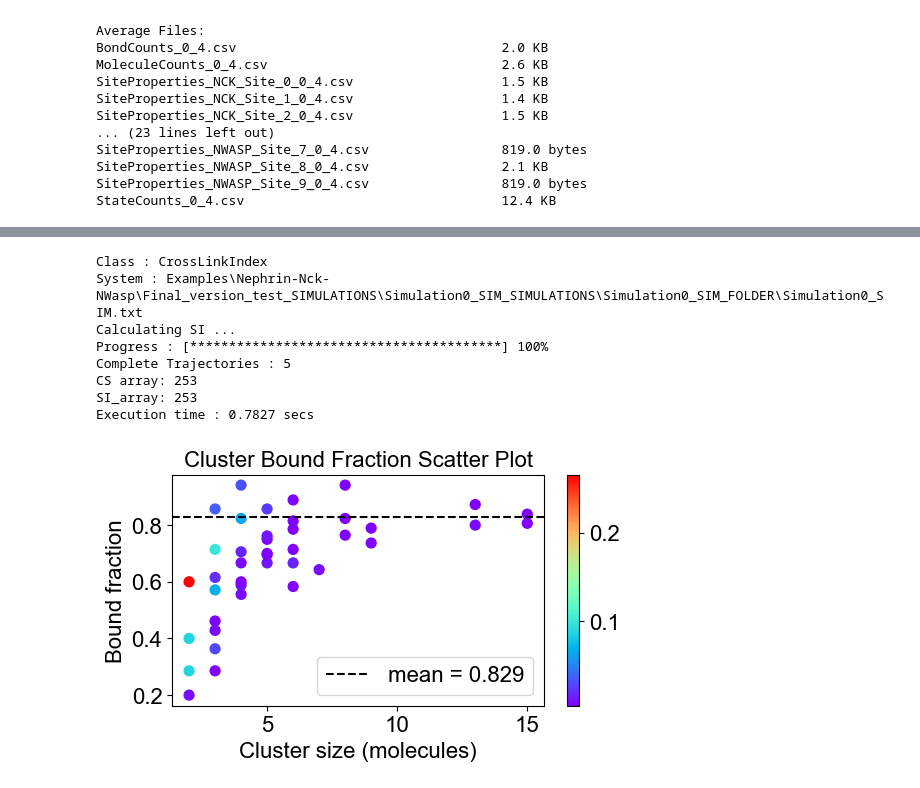
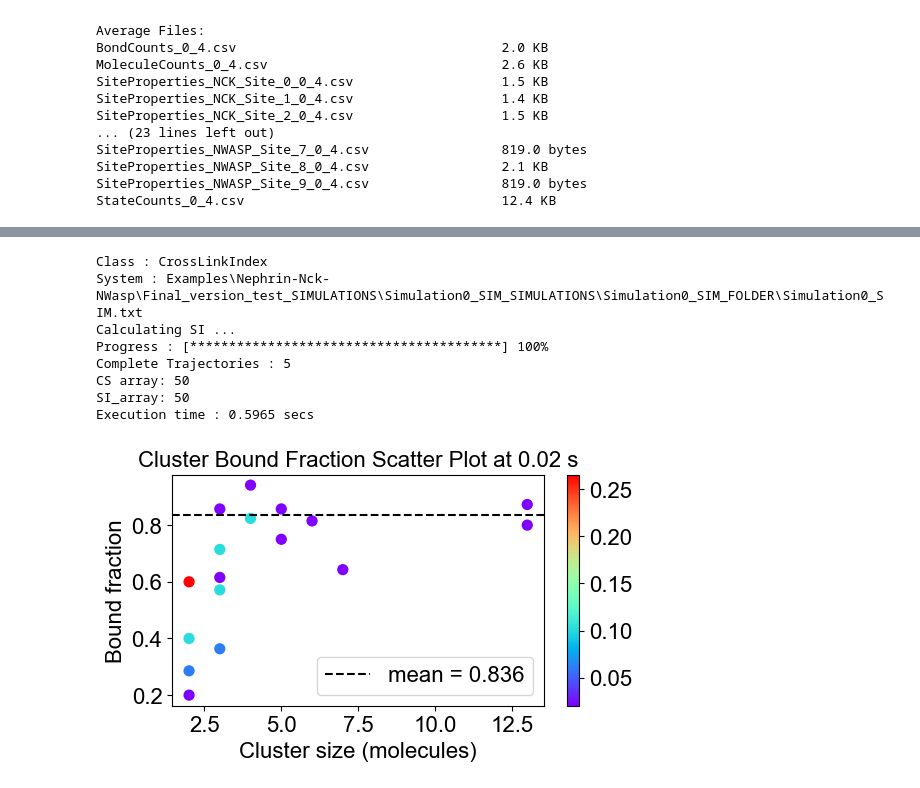
Before and after one commit to MolClustPy/SpringSaLaD-Python-Viz, a Jupyter notebook: demo.ipynb, the cells around one changed output, grey strips where cells are left out. Drawn from its saved outputs; the diff is of its cells as text; code cells hidden in the pictures.

```diff
--- a/demo.ipynb
+++ b/demo.ipynb
@@ -153,13 +202,13 @@ Cluster_comp.plot(search_directory, 0.02)
 # %%
-Bound_fraction.plot(search_directory, [0.01, 0.015, 0.02, 0.025, 0.03])
+Bound_fraction.plot(search_directory, [0.02])
 # %% [output]
 Class : CrossLinkIndex
 System : Examples\Nephrin-Nck-NWasp\Final_version_test_SIMULATIONS\Simulation0_SIM_SIMULATIONS\Simulation0_SIM_FOLDER\Simulation0_SIM.txt
 Calculating SI ...
 Progress : [****************************************] 100%
 Complete Trajectories : 5
-CS array: 253
-SI_array: 253
-Execution time : 0.7827 secs
+CS array: 50
+SI_array: 50
+Execution time : 0.5965 secs
-[figure, old version]
+[figure, new version]
 # %%
```
Also changed, not shown: parts of 12 cells of this notebook, 25 other files.
